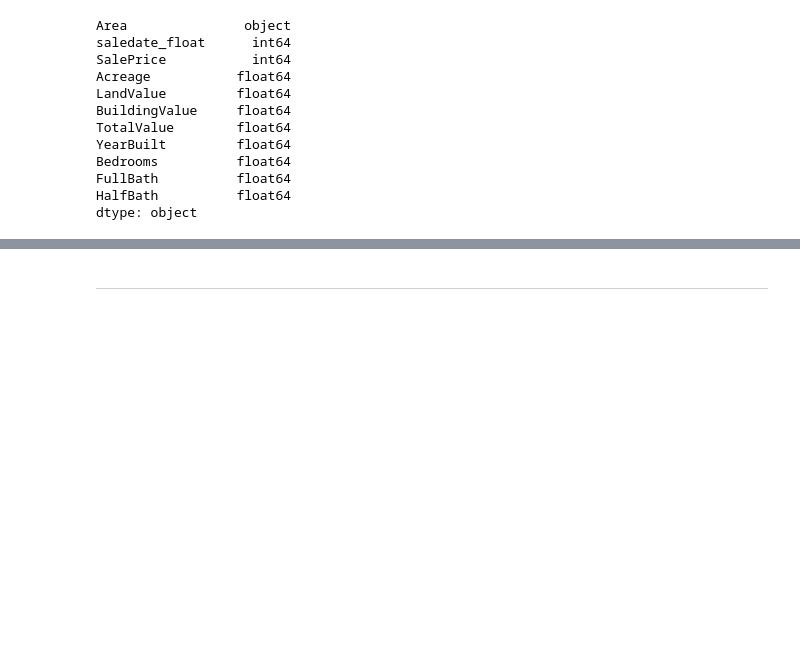
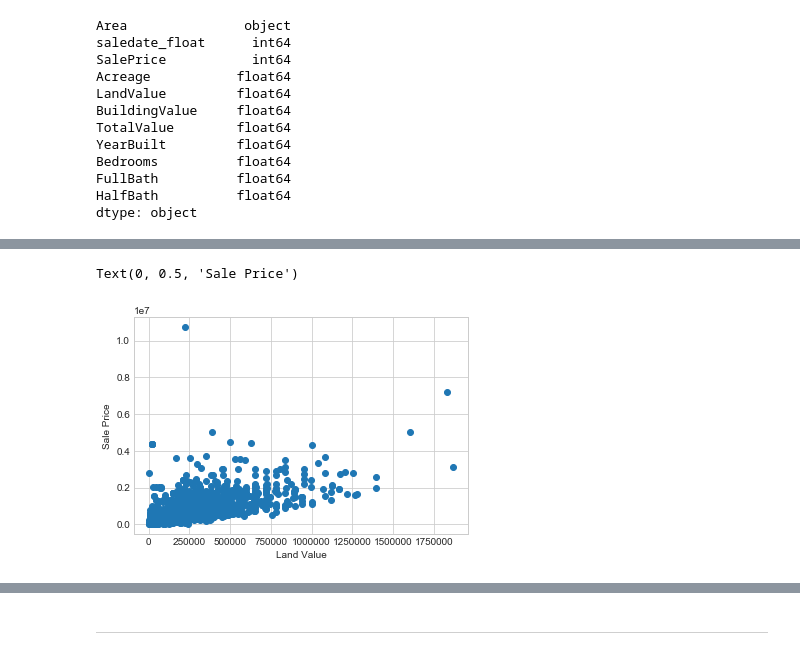
Before and after one commit to RoyalVee/Nashville-Housing-Data---Data-Cleaning-Project, a Jupyter notebook: Prediction Scrpt.ipynb, the cells around one changed output, grey strips where cells are left out. Cells and saved outputs as stored; diff of their text form; code cells hidden in the pictures; blank space fills up the shorter version.

```diff
--- a/Prediction Scrpt.ipynb
+++ b/Prediction Scrpt.ipynb
@@ -294,0 +312,8 @@ with open("nash_main.pkl", "wb") as file:
+# %%
+# Saleprice against landvalue
+plt.scatter(nash_main[["LandValue"]], nash_main[["SalePrice"]])
+plt.xlabel("Land Value")
+plt.ylabel("Sale Price")
+# %% [output]
+Text(0, 0.5, 'Sale Price')
+[figure, added]
```
Also changed, not shown: parts of 10 cells of this notebook.
